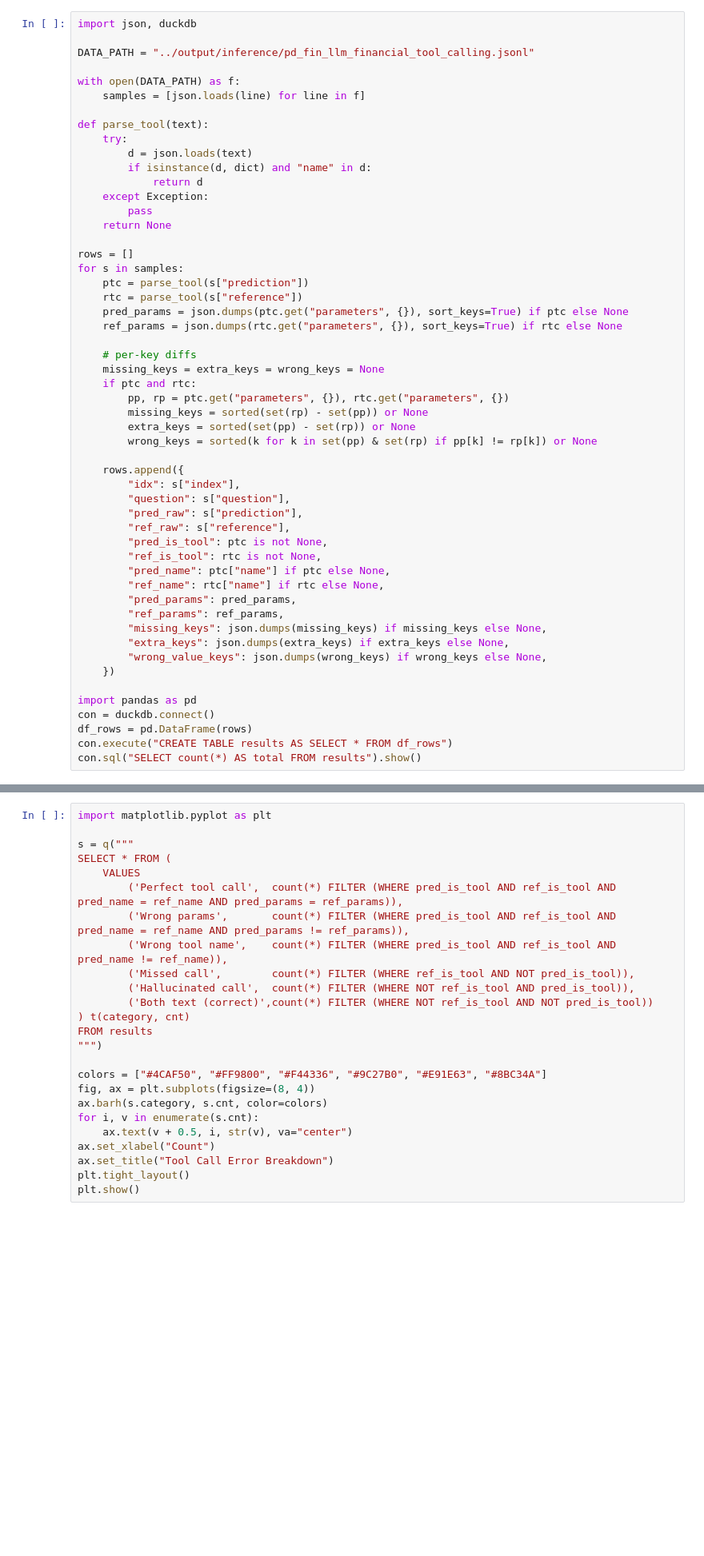
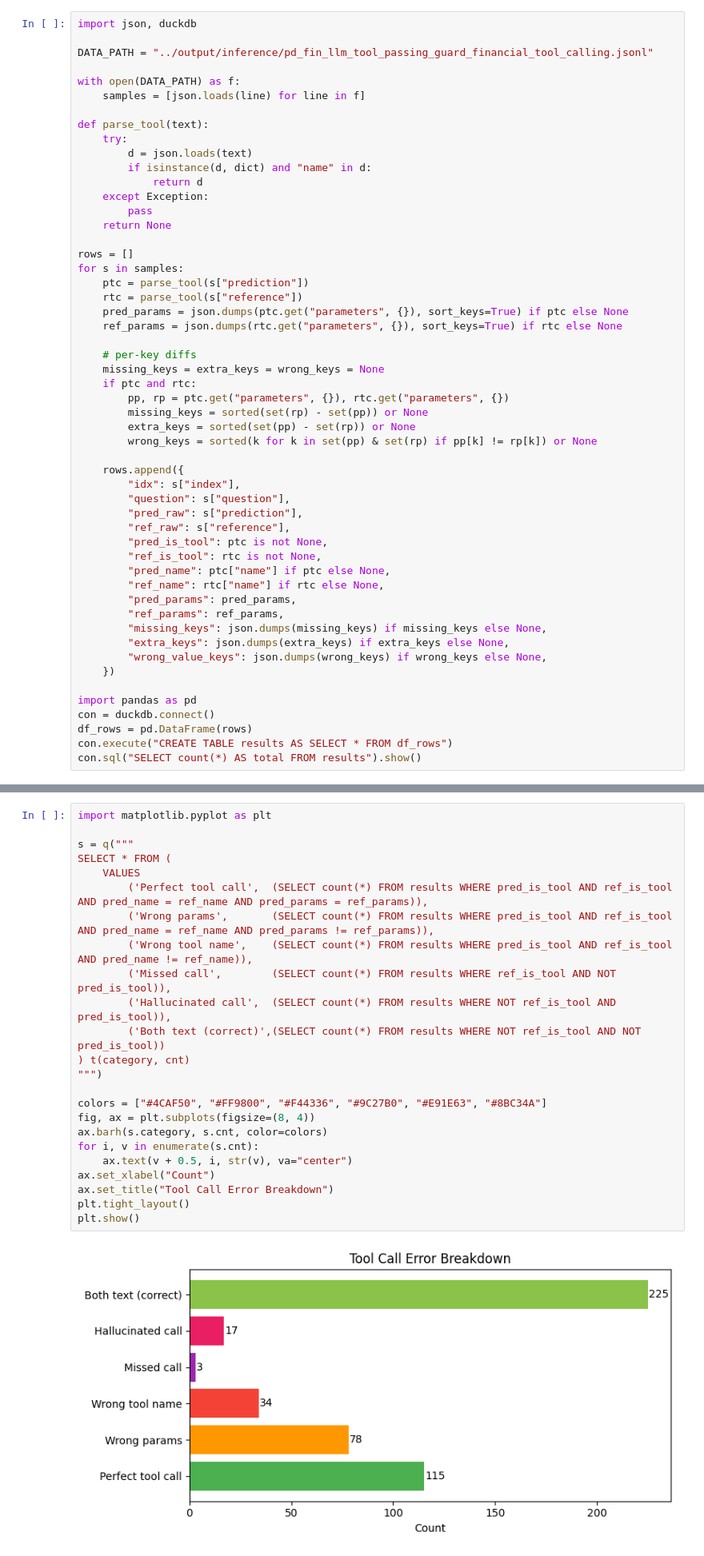
Before and after one commit to ziqiwangsilvia/prompt-distillation, a Jupyter notebook: scripts/analysis.ipynb, the cells around one changed output, grey strips where cells are left out. Shown at 80% size. Cells and saved outputs as stored; diff of their text form; blank space fills up the shorter version.

```diff
--- a/scripts/analysis.ipynb
+++ b/scripts/analysis.ipynb
@@ -4,7 +4,7 @@ Uses DuckDB for SQL-based querying of inference results. Each section has a quer
 # %%
 import json, duckdb
 
-DATA_PATH = "../output/inference/pd_fin_llm_financial_tool_calling.jsonl"
+DATA_PATH = "../output/inference/pd_fin_llm_tool_passing_guard_financial_tool_calling.jsonl"
 
 with open(DATA_PATH) as f:
     samples = [json.loads(line) for line in f]
@@ -160,28 +261,29 @@ FROM results
 # %%
 import matplotlib.pyplot as plt
 
 s = q("""
 SELECT * FROM (
     VALUES
-        ('Perfect tool call',  count(*) FILTER (WHERE pred_is_tool AND ref_is_tool AND pred_name = ref_name AND pred_params = ref_params)),
-        ('Wrong params',       count(*) FILTER (WHERE pred_is_tool AND ref_is_tool AND pred_name = ref_name AND pred_params != ref_params)),
-        ('Wrong tool name',    count(*) FILTER (WHERE pred_is_tool AND ref_is_tool AND pred_name != ref_name)),
-        ('Missed call',        count(*) FILTER (WHERE ref_is_tool AND NOT pred_is_tool)),
-        ('Hallucinated call',  count(*) FILTER (WHERE NOT ref_is_tool AND pred_is_tool)),
-        ('Both text (correct)',count(*) FILTER (WHERE NOT ref_is_tool AND NOT pred_is_tool))
+        ('Perfect tool call',  (SELECT count(*) FROM results WHERE pred_is_tool AND ref_is_tool AND pred_name = ref_name AND pred_params = ref_params)),
+        ('Wrong params',       (SELECT count(*) FROM results WHERE pred_is_tool AND ref_is_tool AND pred_name = ref_name AND pred_params != ref_params)),
+        ('Wrong tool name',    (SELECT count(*) FROM results WHERE pred_is_tool AND ref_is_tool AND pred_name != ref_name)),
+        ('Missed call',        (SELECT count(*) FROM results WHERE ref_is_tool AND NOT pred_is_tool)),
+        ('Hallucinated call',  (SELECT count(*) FROM results WHERE NOT ref_is_tool AND pred_is_tool)),
+        ('Both text (correct)',(SELECT count(*) FROM results WHERE NOT ref_is_tool AND NOT pred_is_tool))
 ) t(category, cnt)
-FROM results
 """)
 
 colors = ["#4CAF50", "#FF9800", "#F44336", "#9C27B0", "#E91E63", "#8BC34A"]
 fig, ax = plt.subplots(figsize=(8, 4))
 ax.barh(s.category, s.cnt, color=colors)
 for i, v in enumerate(s.cnt):
     ax.text(v + 0.5, i, str(v), va="center")
 ax.set_xlabel("Count")
 ax.set_title("Tool Call Error Breakdown")
 plt.tight_layout()
 plt.show()
+# %% [output]
+[figure, added]
 # %% [markdown]
 ## 7. Ad-hoc Exploration
 Edit the SQL below to drill into any subset you want.
```
Also changed, not shown: parts of 12 cells of this notebook, 1 other file.
